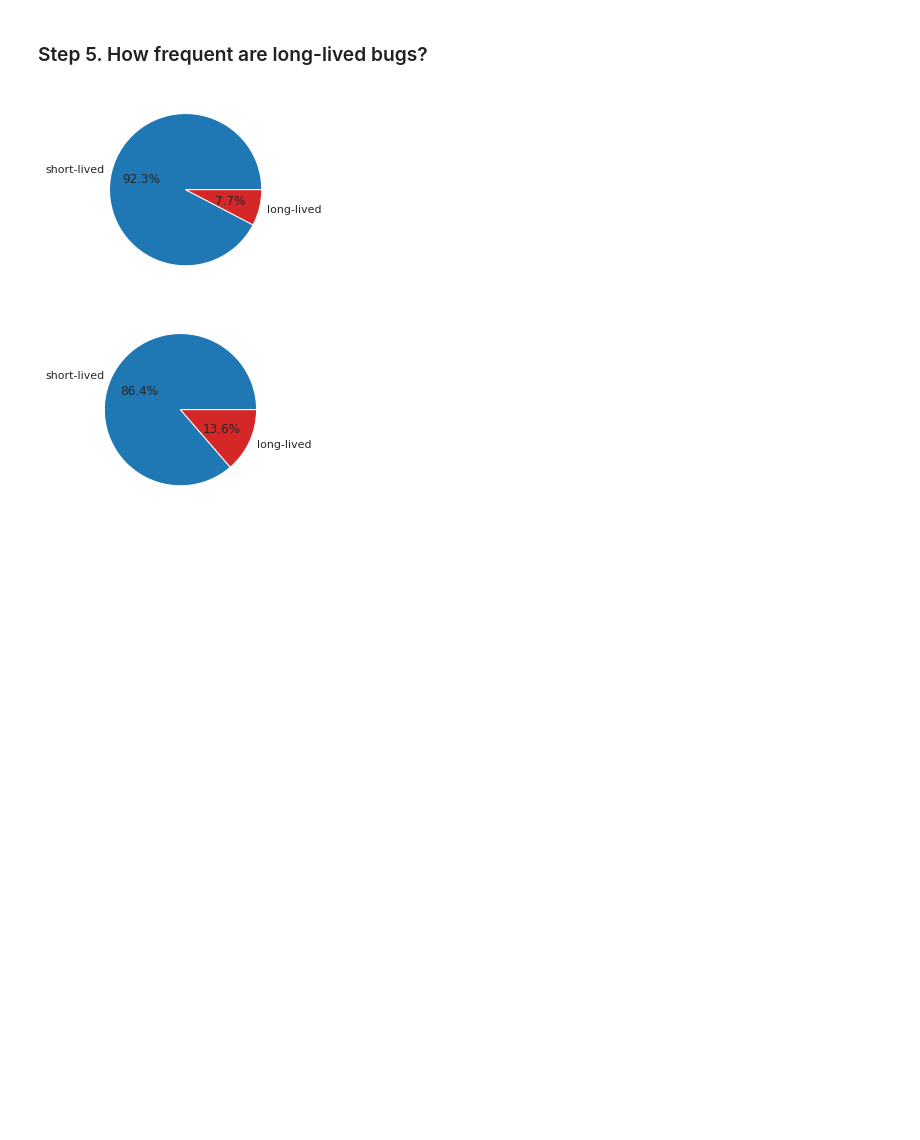
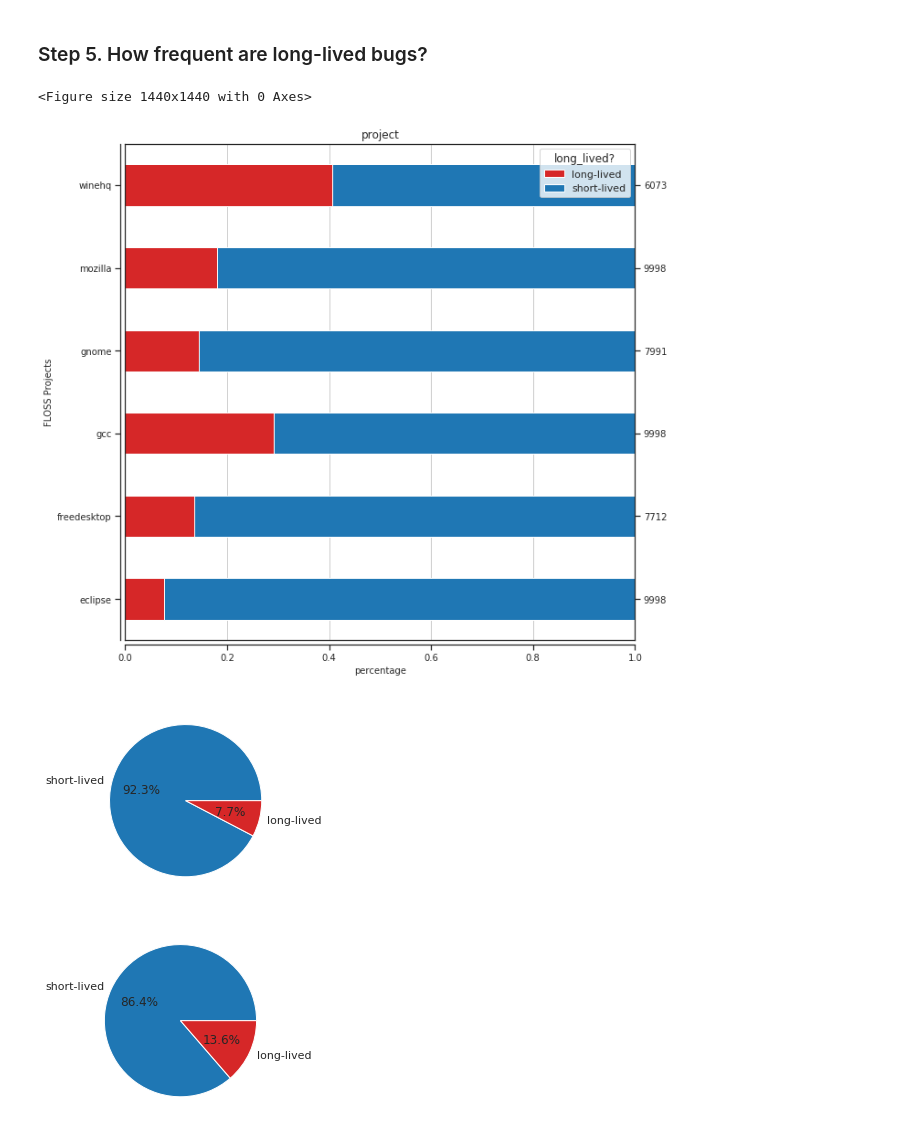
Before and after one commit to gomesluiz/my-doctorate, a Jupyter notebook: projects/long-lived-bug-prediction/notebooks/20191101_long_lived_prediction_rq2_data_analysis.ipynb, the cells around one changed output. Cells and saved outputs as stored; diff of their text form; code cells hidden in the pictures; blank space fills up the shorter version.

```diff
--- a/projects/long-lived-bug-prediction/notebooks/20191101_long_lived_prediction_rq2_data_analysis.ipynb
+++ b/projects/long-lived-bug-prediction/notebooks/20191101_long_lived_prediction_rq2_data_analysis.ipynb
@@ -210,6 +210,41 @@ winehq         6073
 Name: project, dtype: int64
 # %% [markdown]
 ### Step 5. How frequent are long-lived bugs?
+# %%
+def plot_bar (data, filename):
+
+    top_g = data.groupby("project")["project"].agg(['count'])
+    top_s = top_g.sort_values('count', ascending=False)
+    top_n = data.loc[data['project'].isin(top_s.index)].groupby('project')['long_lived?'].value_counts(normalize=True).unstack()
+
+    plt.figure(figsize=(20,20))
+    fig, axis = plt.subplots(figsize=(10, 10))
+
+    sns.despine(offset=5)
+    primary   = top_n.plot(kind='barh', stacked='True',  grid='True', color=["tab:red", "tab:blue"], ax=axis)
+    secondary = primary.twinx()
+
+    labels = [i.get_text() for i in primary.get_yticklabels()]
+    labels_new = [top_s.loc[top_s.index==i, 'count'].values[0] for i in labels]
+
+    primary.set(xlim=(0, 1))
+    primary.set_xlabel('percentage', fontsize=MEDIUM_SIZE)
+    primary.set_ylabel('FLOSS Projects', fontsize=MEDIUM_SIZE)
+    primary.set_title("project", fontsize=BIGGER_SIZE)
+    primary.tick_params(axis="y", labelsize=MEDIUM_SIZE)
+    primary.tick_params(axis="x", labelsize=MEDIUM_SIZE)
+
+    secondary.set_yticks(primary.get_yticks())
+    secondary.set_ylim(primary.get_ylim())
+    secondary.set_yticklabels(labels_new)
+    secondary.tick_params(axis="y", labelsize=MEDIUM_SIZE)
+
+    plt.savefig(f"figures/{filename}", format="pdf", dpi=600, bbox_inches='tight')
+# %%
+plot_bar(bug_reports_all_data, 'rq2-all-percentage-of-long-lived-bugs.pdf')
+# %% [output]
+<Figure size 1440x1440 with 0 Axes>
+[figure, added]
 # %%
 
 for project in projects:
```
Also changed, not shown: parts of 3 cells of this notebook, 30 other files.
